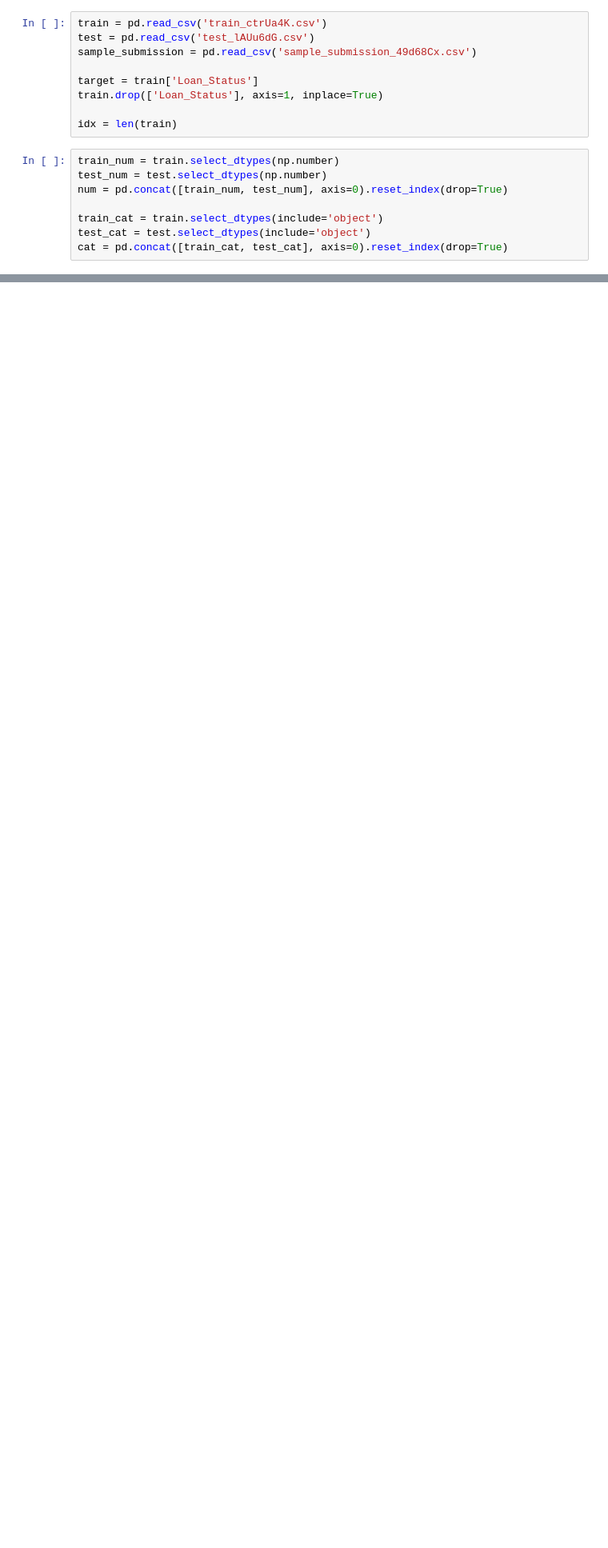
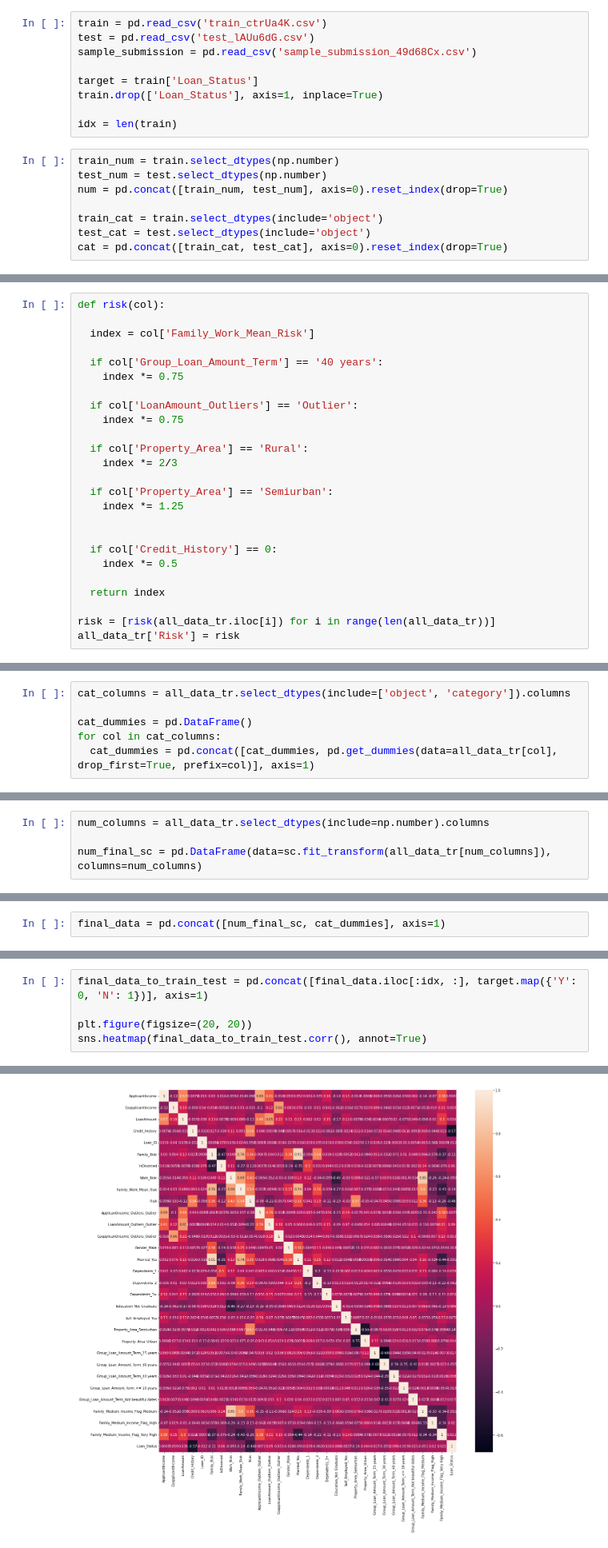
Before and after one commit to vita1pa/Loan-Prediction-Hackathon, a Jupyter notebook: Loan_Prediction_FE_AV.ipynb, the cells around one changed output, grey strips where cells are left out. Shown at 80% size. Cells and saved outputs as stored; diff of their text form; blank space fills up the shorter version.

```diff
--- a/Loan_Prediction_FE_AV.ipynb
+++ b/Loan_Prediction_FE_AV.ipynb
@@ -66,0 +215,25 @@ target = target.map({'Y':0, 'N':1})
+# %%
+def risk(col):
+
+  index = col['Family_Work_Mean_Risk']
+
+  if col['Group_Loan_Amount_Term'] == '40 years':
+    index *= 0.75
+
+  if col['LoanAmount_Outliers'] == 'Outlier':
+    index *= 0.75
+
+  if col['Property_Area'] == 'Rural':
+    index *= 2/3
+
+  if col['Property_Area'] == 'Semiurban':
+    index *= 1.25
+
+
+  if col['Credit_History'] == 0:
+    index *= 0.5
+
+  return index
+
+risk = [risk(all_data_tr.iloc[i]) for i in range(len(all_data_tr))]
+all_data_tr['Risk'] = risk
@@ -66,0 +242,6 @@ target = target.map({'Y':0, 'N':1})
+# %%
+cat_columns = all_data_tr.select_dtypes(include=['object', 'category']).columns
+
+cat_dummies = pd.DataFrame()
+for col in cat_columns:
+  cat_dummies = pd.concat([cat_dummies, pd.get_dummies(data=all_data_tr[col], drop_first=True, prefix=col)], axis=1)
@@ -66,0 +250,4 @@ target = target.map({'Y':0, 'N':1})
+# %%
+num_columns = all_data_tr.select_dtypes(include=np.number).columns
+
+num_final_sc = pd.DataFrame(data=sc.fit_transform(all_data_tr[num_columns]), columns=num_columns)
@@ -66,0 +256,2 @@ target = target.map({'Y':0, 'N':1})
+# %%
+final_data = pd.concat([num_final_sc, cat_dummies], axis=1)
@@ -66,0 +263,6 @@ target = target.map({'Y':0, 'N':1})
+# %%
+final_data_to_train_test = pd.concat([final_data.iloc[:idx, :], target.map({'Y': 0, 'N': 1})], axis=1)
+
+plt.figure(figsize=(20, 20))
+sns.heatmap(final_data_to_train_test.corr(), annot=True)
+# %% [output]
@@ -66,0 +270 @@ target = target.map({'Y':0, 'N':1})
+[figure, added]
```
Also changed, not shown: parts of 46 cells of this notebook.
